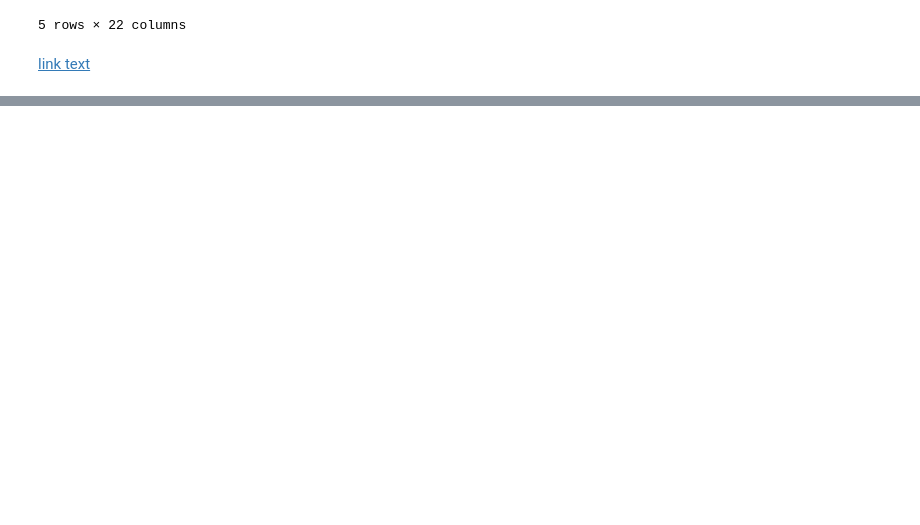
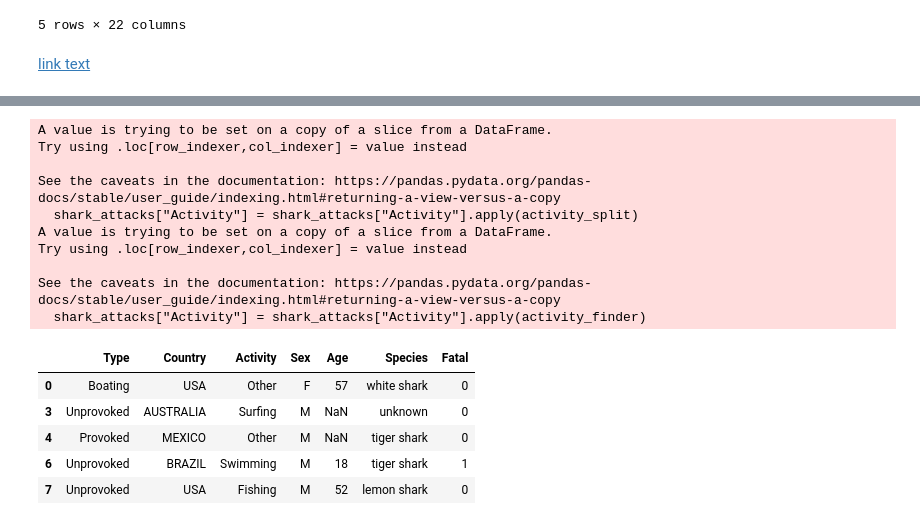
Before and after one commit to kamillaknudsen/tmdl, a Jupyter notebook: tmdl_final.ipynb, the cells around one changed output, grey strips where cells are left out. Drawn from its saved outputs; the diff is of its cells as text; code cells hidden in the pictures; blank space fills up the shorter version.

```diff
--- a/tmdl_final.ipynb
+++ b/tmdl_final.ipynb
@@ -153,0 +259,39 @@ shark_attacks
+# %%
+def activity_split(text):
+    if "/" in text:
+        text = text.split("/")[0].strip()
+        return text
+
+    else:
+        return text
+
+shark_attacks["Activity"] = shark_attacks["Activity"].apply(activity_split)
+
+def activity_finder(text):
+    activities = ["Surfing", "Swimming", "Wading", "Spearfishing", "Standing", "Fishing", "Snorkeling", "Scuba diving", "boarding"]
+    for i in range(len(activities)):
+        if activities[i] in text:
+            return activities[i]
+
+    return "Other"
+
+shark_attacks["Activity"] = shark_attacks["Activity"].apply(activity_finder)
+shark_attacks = shark_attacks[["Type", "Country", "Activity", "Sex", "Age", "Species", "Fatal"]]
+shark_attacks.head()
+# %% [output]
+A value is trying to be set on a copy of a slice from a DataFrame.
+Try using .loc[row_indexer,col_indexer] = value instead
+
+See the caveats in the documentation: https://pandas.pydata.org/pandas-docs/stable/user_guide/indexing.html#returning-a-view-versus-a-copy
+  shark_attacks["Activity"] = shark_attacks["Activity"].apply(activity_split)
+A value is trying to be set on a copy of a slice from a DataFrame.
+Try using .loc[row_indexer,col_indexer] = value instead
+
+See the caveats in the documentation: https://pandas.pydata.org/pandas-docs/stable/user_guide/indexing.html#returning-a-view-versus-a-copy
+  shark_attacks["Activity"] = shark_attacks["Activity"].apply(activity_finder)
+|  | Type | Country | Activity | Sex | Age | Species | Fatal |
+| 0 | Boating | USA | Other | F | 57 | white shark | 0 |
+| 3 | Unprovoked | AUSTRALIA | Surfing | M | NaN | unknown | 0 |
+| 4 | Provoked | MEXICO | Other | M | NaN | tiger shark | 0 |
+| 6 | Unprovoked | BRAZIL | Swimming | M | 18 | tiger shark | 1 |
+| 7 | Unprovoked | USA | Fishing | M | 52 | lemon shark | 0 |
```
Also changed, not shown: parts of 10 cells of this notebook.
